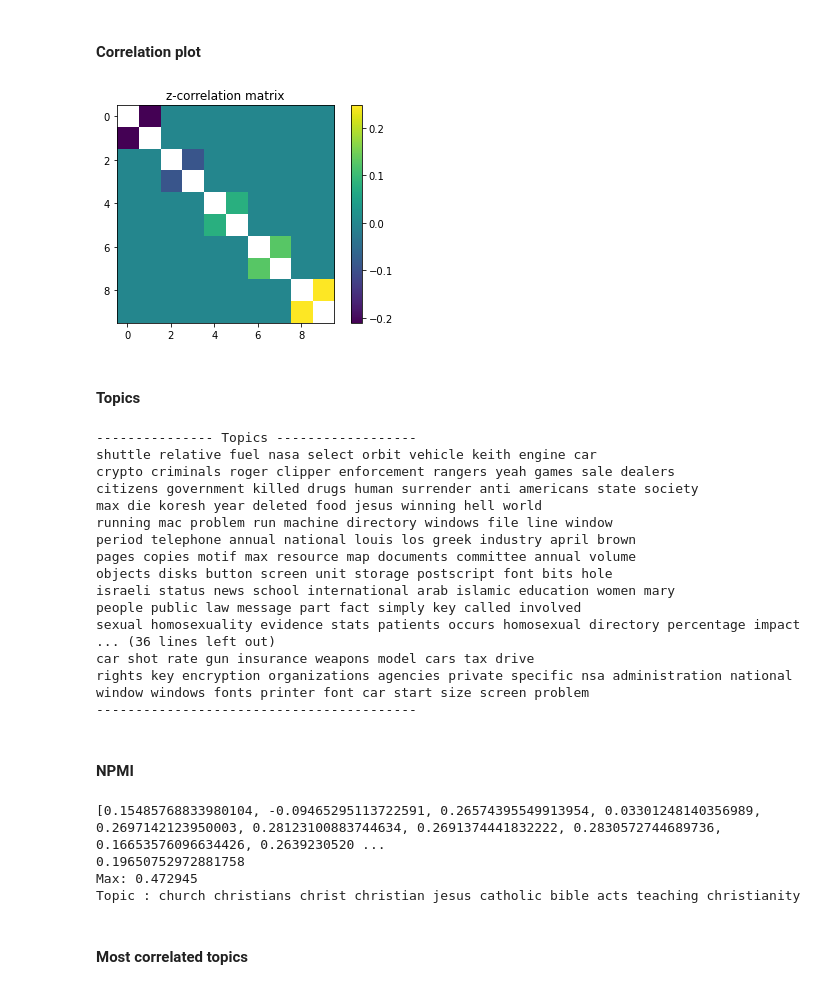
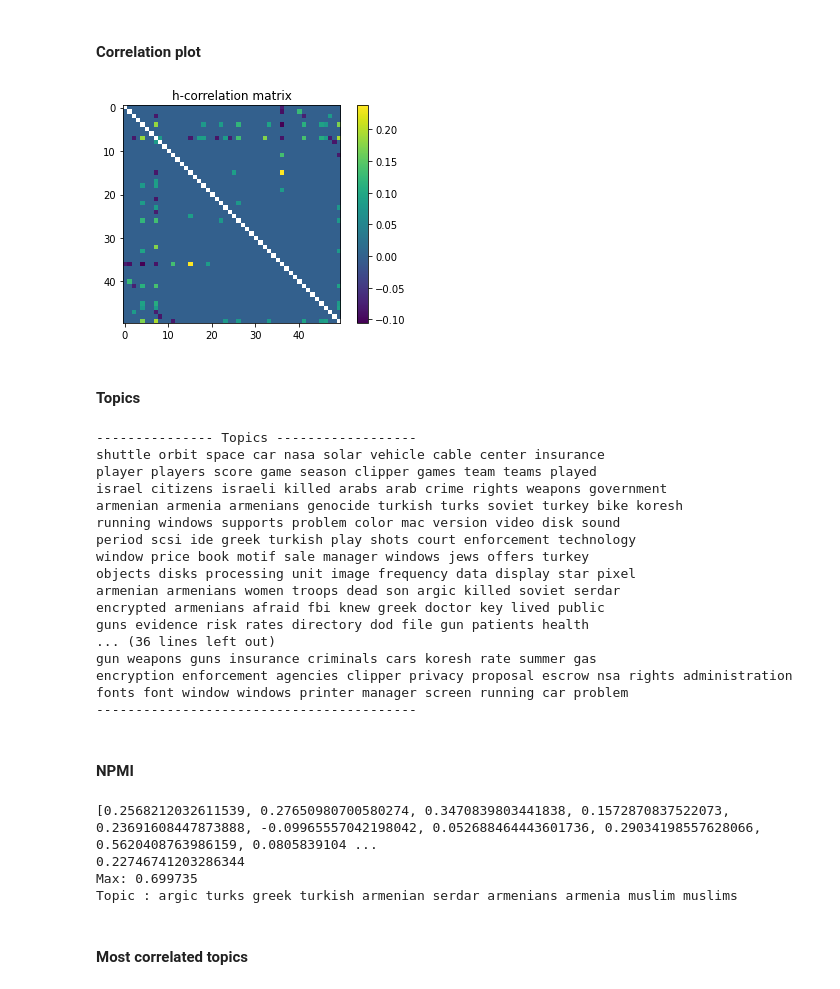
Before and after one commit to divankovic/nlp_disentanglement, a Jupyter notebook: experiments/evaluation.ipynb, the cells around one changed output. Saved outputs shown, nothing was run; the diff lists cells and outputs as text; code cells hidden in the pictures.

```diff
--- a/experiments/evaluation.ipynb
+++ b/experiments/evaluation.ipynb
@@ -17,7 +17,7 @@ from evaluation.topics import get_topics, npmi_coherence_score, print_top_words,
 # %% [output]
 /home/dorian/FER/master_thesis/src/base
 # %%
-MODEL_PATH = 'results/20news/base/20news/HFVAE/2020-06-20-20:25/'
+MODEL_PATH = 'results/20news/grid/ntm_grid/2020-06-24-10:43/'
 SAVE_PATH = MODEL_PATH
 config_path = os.path.join(MODEL_PATH, 'config.yaml')
 config = yaml.safe_load(open(config_path, 'r'))
@@ -29,8 +29,10 @@ set_seed(config['experiment_parameters']['seed'])
 # %% [markdown]
 #### TSNE
 # %%
-zs, z_mus = experiment.sample_latent(experiment.test_dataloader())
+hs, h_mus = experiment.sample_latent(experiment.test_dataloader())
+# add relu for NTM - it's actually implemented in the decoder
+zs = np.maximum(0, hs)
 ys = np.load(os.path.join(data_path, 'test.labels.npy'))[:zs.shape[0]]
-# labels = json.load(open(os.path.join(data_path, 'labels.json'), 'r'))
+labels = json.load(open(os.path.join(data_path, 'labels.json'), 'r'))
 xs = np.load(os.path.join(data_path, 'test.npy'))
 # %%
@@ -42,37 +61,38 @@ IndexError: boolean index did not match indexed array along dimension 0; dimensi
 # %% [markdown]
 #### Correlation plot
 # %%
-correlation_plot(zs, show=True, save_path=SAVE_PATH)
-#correlation_plot(zs, show=True, save_path=None, cutoff=0.06)
+# correlation_plot(zs, show=True, save_path=SAVE_PATH,name='z')
+correlation_plot(hs, show=True, save_path=SAVE_PATH,name='h')
+#correlation_plot(hs, show=True, save_path=None, cutoff=0.07)
 # %% [output]
-[figure, old version]
+[figure, new version]
 # %% [markdown]
 #### Topics
 # %%
 n_top = 10
 vocab = json.load(open(os.path.join(data_path, 'vocab.json'), 'r'))
 idx2word = {i: vocab[i] for i in range(len(vocab))}
-beta = model.decoder.main[0].weight.cpu().detach().numpy().T
+beta = model.decoder.main[1].weight.cpu().detach().numpy().T
 # beta = np.concatenate((beta, -beta),0)
 topics = get_topics(beta, idx2word, n_top=n_top)
 print_top_words(beta, idx2word, n_top=n_top, save_path=os.path.join(SAVE_PATH, 'topics.txt'))
 # %% [output]
 --------------- Topics ------------------
-shuttle relative fuel nasa select orbit vehicle keith engine car
-crypto criminals roger clipper enforcement rangers yeah games sale dealers
-citizens government killed drugs human surrender anti americans state society
-max die koresh year deleted food jesus winning hell world
-running mac problem run machine directory windows file line window
-period telephone annual national louis los greek industry april brown
-pages copies motif max resource map documents committee annual volume
-objects disks button screen unit storage postscript font bits hole
-israeli status news school international arab islamic education women mary
-people public law message part fact simply key called involved
-sexual homosexuality evidence stats patients occurs homosexual directory percentage impact
+shuttle orbit space car nasa solar vehicle cable center insurance
+player players score game season clipper games team teams played
+israel citizens israeli killed arabs arab crime rights weapons government
+armenian armenia armenians genocide turkish turks soviet turkey bike koresh
+running windows supports problem color mac version video disk sound
+period scsi ide greek turkish play shots court enforcement technology
+window price book motif sale manager windows jews offers turkey
+objects disks processing unit image frequency data display star pixel
+armenian armenians women troops dead son argic killed soviet serdar
+encrypted armenians afraid fbi knew greek doctor key lived public
+guns evidence risk rates directory dod file gun patients health
 ... (36 lines left out)
-car shot rate gun insurance weapons model cars tax drive
-rights key encryption organizations agencies private specific nsa administration national
-window windows fonts printer font car start size screen problem
+gun weapons guns insurance criminals cars koresh rate summer gas
+encryption enforcement agencies clipper privacy proposal escrow nsa rights administration
+fonts font window windows printer manager screen running car problem
 -----------------------------------------
 # %% [markdown]
 #### NPMI
@@ -86,10 +106,11 @@ print('Max: %f' % max(npmi_per_topic))
 print('Topic : %s' % (' '.join(topics[np.argmax(npmi_per_topic)])))
 # save results
 json.dump({'npmi_per_topic': npmi_per_topic, 'avg_npmi': sum(npmi_per_topic) / len(npmi_per_topic),
+           'top_10_avg': sum(sorted(npmi_per_topic)[-10:]) /10,
            'topics': topics},
           open(os.path.join(SAVE_PATH, 'npmi.json'), 'w'), indent=4)
 # %% [output]
-[0.15485768833980104, -0.09465295113722591, 0.26574395549913954, 0.03301248140356989, 0.2697142123950003, 0.28123100883744634, 0.2691374441832222, 0.2830572744689736, 0.16653576096634426, 0.2639230520 ...
-0.19650752972881758
-Max: 0.472945
-Topic : church christians christ christian jesus catholic bible acts teaching christianity
+[0.2568212032611539, 0.27650980700580274, 0.3470839803441838, 0.1572870837522073, 0.23691608447873888, -0.09965557042198042, 0.052688464443601736, 0.29034198557628066, 0.5620408763986159, 0.0805839104 ...
+0.22746741203286344
+Max: 0.699735
+Topic : argic turks greek turkish armenian serdar armenians armenia muslim muslims
```
Also changed, not shown: parts of 3 cells of this notebook, 24 other files.
